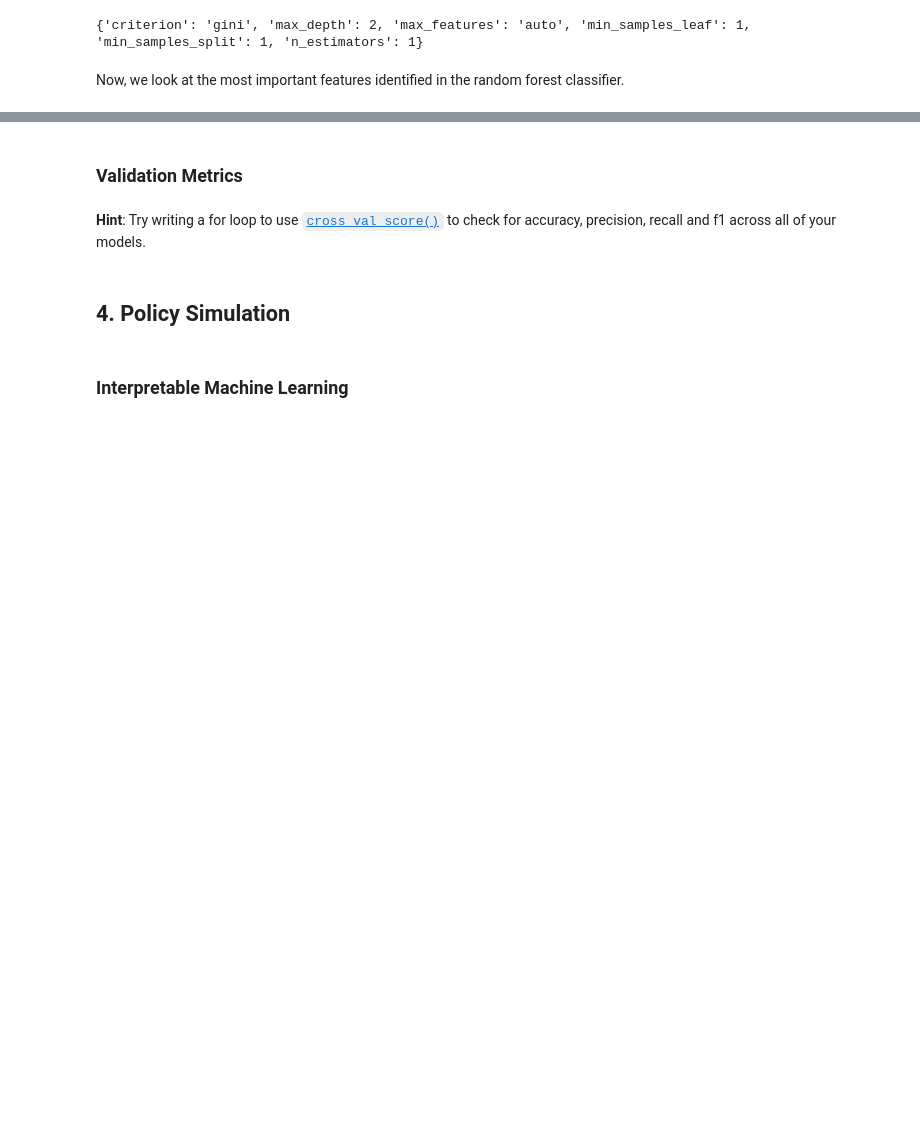
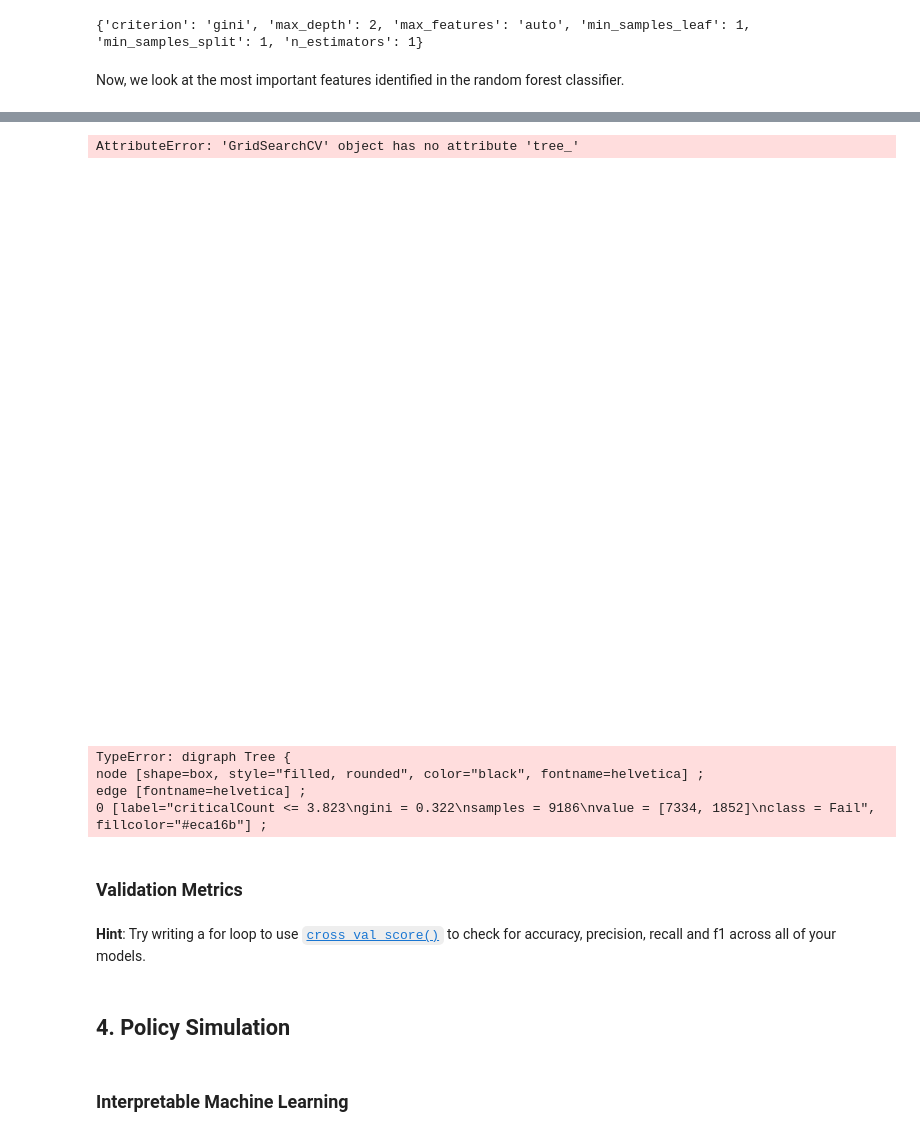
Before and after one commit to sociologyquinn/CSS-Project3-Group1, a Jupyter notebook: Project 3 Students.ipynb, the cells around one changed output, grey strips where cells are left out. Saved outputs shown, nothing was run; the diff lists cells and outputs as text; code cells hidden in the pictures; blank space fills up the shorter version.

```diff
--- a/Project 3 Students.ipynb
+++ b/Project 3 Students.ipynb
@@ -521,0 +518,7 @@ plt.ylabel('Importance'); plt.xlabel('Feature'); plt.title('Feature Importances'
+# %%
+# subset columns to features with importances > .01
+important_features = feat_importances.loc[feat_importances['Importance'] > .01]['Feature']
+
+X_reduced = X_train[X_train.columns[X_train.columns.isin(important_features)]] # create new df
+
+X_reduced.head() # looks good
@@ -521,0 +532,16 @@ plt.ylabel('Importance'); plt.xlabel('Feature'); plt.title('Feature Importances'
+# %%
+# Create the decision tree classifier grid
+param_grid = {'criterion': ['gini', 'entropy'],
+              'splitter': ['best', 'random'],
+              'max_depth': np.arange(2,10,2),
+               'min_samples_split': np.arange(1,9,2),
+               'min_samples_leaf': np.arange(1,9,2),
+              'max_features': ['auto', 'sqrt', 'log2']}
+
+dt_classifier = tree.DecisionTreeClassifier() # define decision tree classifier
+
+dt_grid = GridSearchCV(dt_classifier,param_grid, cv = 5, n_jobs= -1, verbose = 2) # perform grid search with 5 fold CV
+
+dt_grid.fit(X_reduced, y_train) # fit on grid search
+best_index = np.argmax(dt_grid.cv_results_["mean_test_score"])
+print("The optimal hyperparameters are: ", dt_grid.cv_results_["params"][best_index])
@@ -522,3 +555,24 @@ plt.ylabel('Importance'); plt.xlabel('Feature'); plt.title('Feature Importances'
+# %%
+fig = plt.figure(figsize=(45,40))
+tree.plot_tree(dt_grid,
+                   feature_names=X_reduced.columns,
+                   class_names=["Fail", "Pass"],
+                   filled=True,
+                  fontsize = 10,
+                  max_depth = 5)
+# %% [output]
+AttributeError: 'GridSearchCV' object has no attribute 'tree_'
+[figure, added]
+# %%
+dot_data = tree.export_graphviz(dt_grid.best_estimator_, out_file=None,
+            filled=True, rounded=True, feature_names=X_reduced.columns, class_names=['Fail', 'Pass'])
+
+tree.plot_tree(dot_data)
+# %% [output]
+TypeError: digraph Tree {
+node [shape=box, style="filled, rounded", color="black", fontname=helvetica] ;
+edge [fontname=helvetica] ;
+0 [label="criticalCount <= 3.823\ngini = 0.322\nsamples = 9186\nvalue = [7334, 1852]\nclass = Fail", fillcolor="#eca16b"] ;
 # %% [markdown]
 ### Validation Metrics
 # %% [markdown]
```
Also changed, not shown: parts of 7 cells of this notebook.
